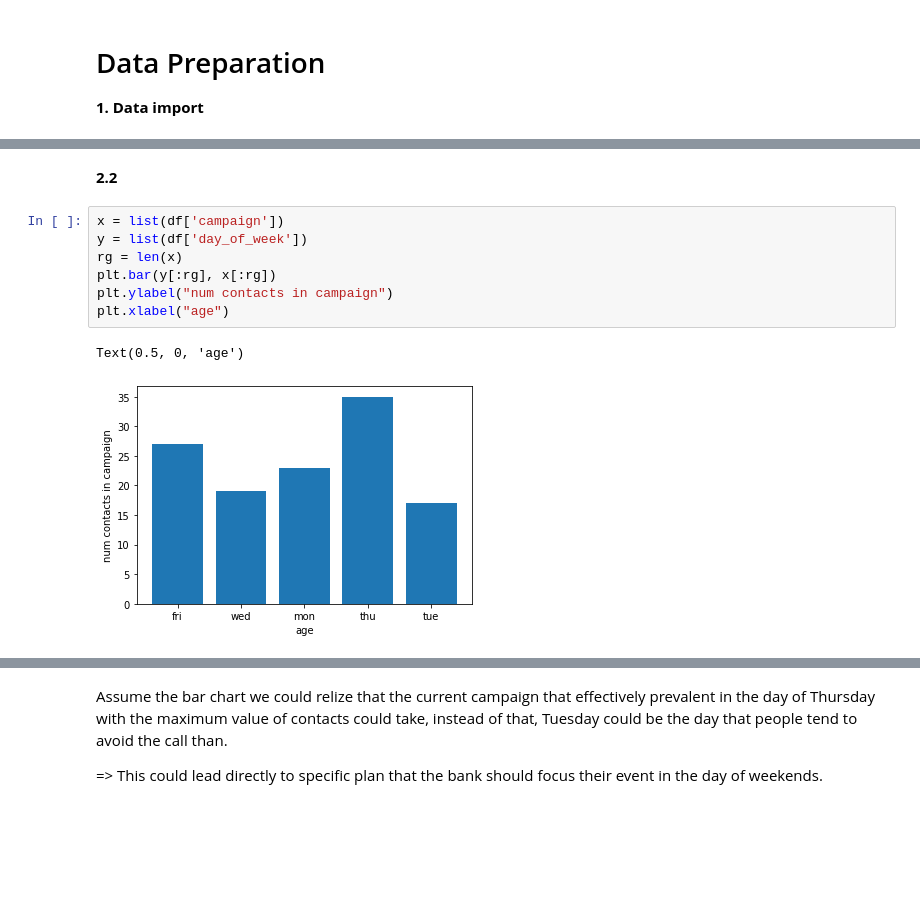
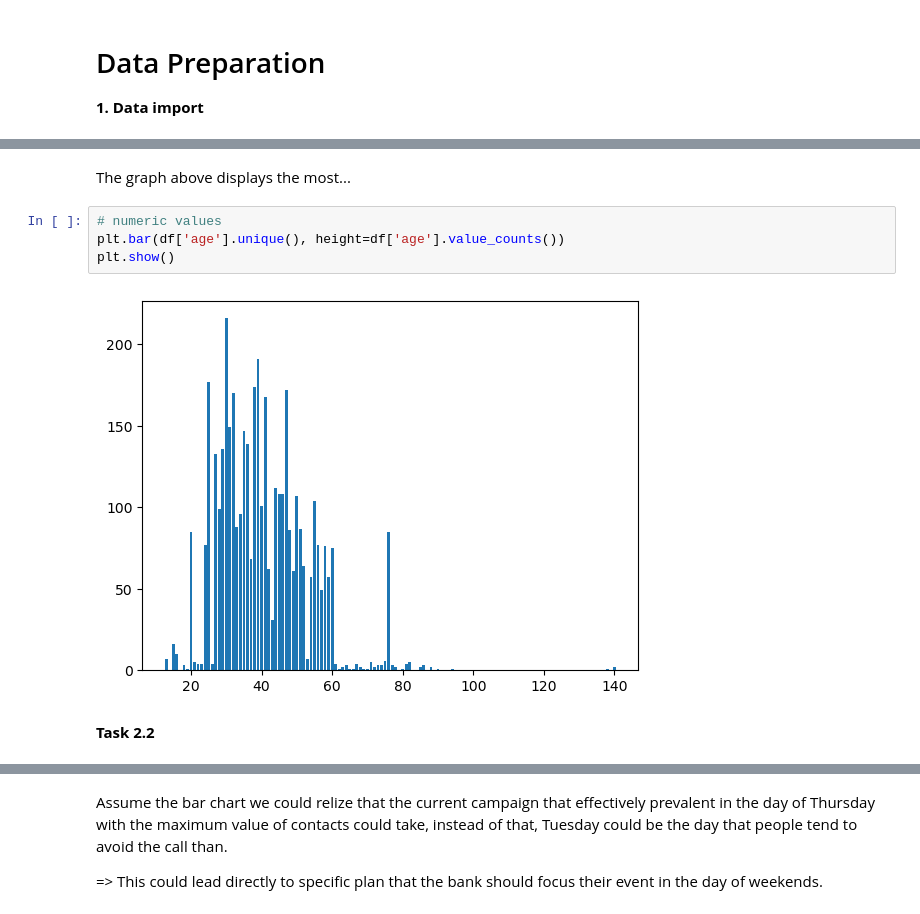
Before and after one commit to thinhsuy/Data_cleansing_summarising, a Jupyter notebook: myjob.ipynb, the cells around one changed output, grey strips where cells are left out. Drawn from its saved outputs; the diff is of its cells as text; blank space fills up the shorter version.

```diff
--- a/myjob.ipynb
+++ b/myjob.ipynb
@@ -72,12 +179,10 @@ Example: basic0. 4y of column education change to => basic.4y
+# %% [markdown]
+<p>The graph above displays the most...</p>
+# %%
+# numeric values
+plt.bar(df['age'].unique(), height=df['age'].value_counts())
+plt.show()
+# %% [output]
+[figure, added]
 # %% [markdown]
-**2.2**
+<p><b>Task 2.2</b></p>
-# %%
-x = list(df['campaign'])
-y = list(df['day_of_week'])
-rg = len(x)
-plt.bar(y[:rg], x[:rg])
-plt.ylabel("num contacts in campaign")
-plt.xlabel("age")
-# %% [output]
-Text(0.5, 0, 'age')
-[figure, removed]
```
Also changed, not shown: parts of 35 cells of this notebook.
